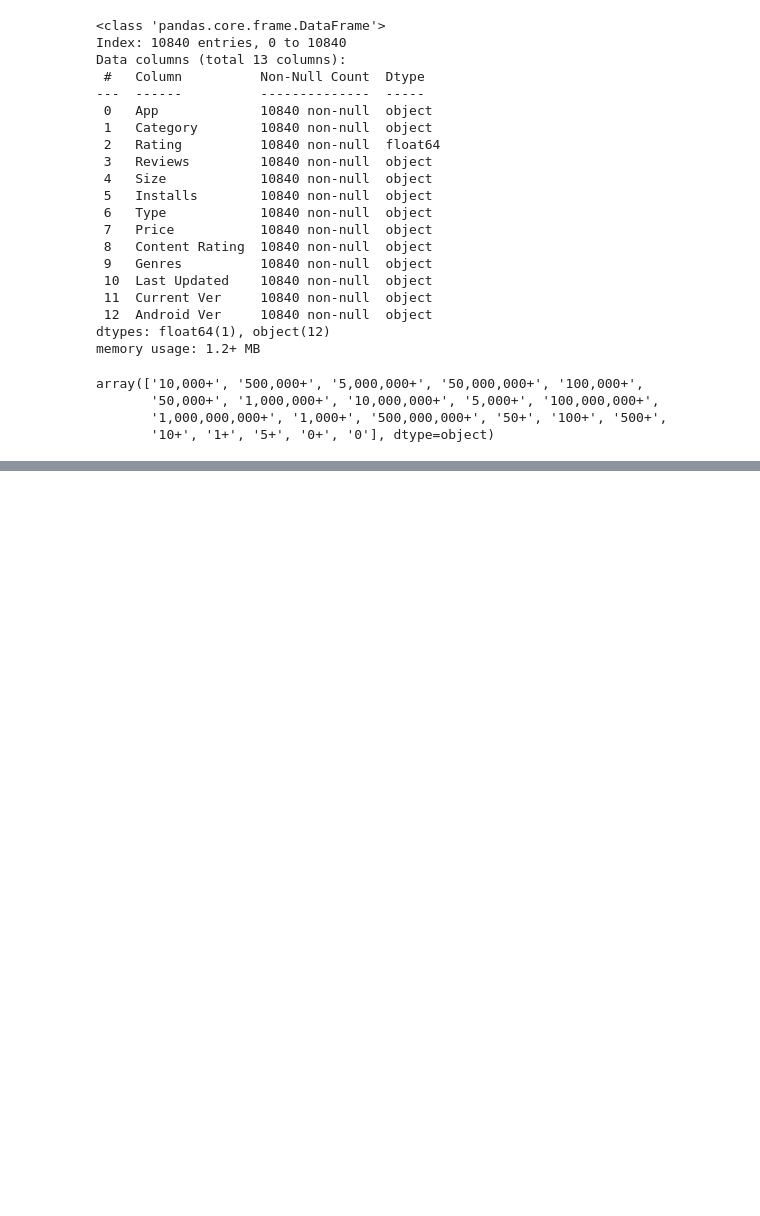
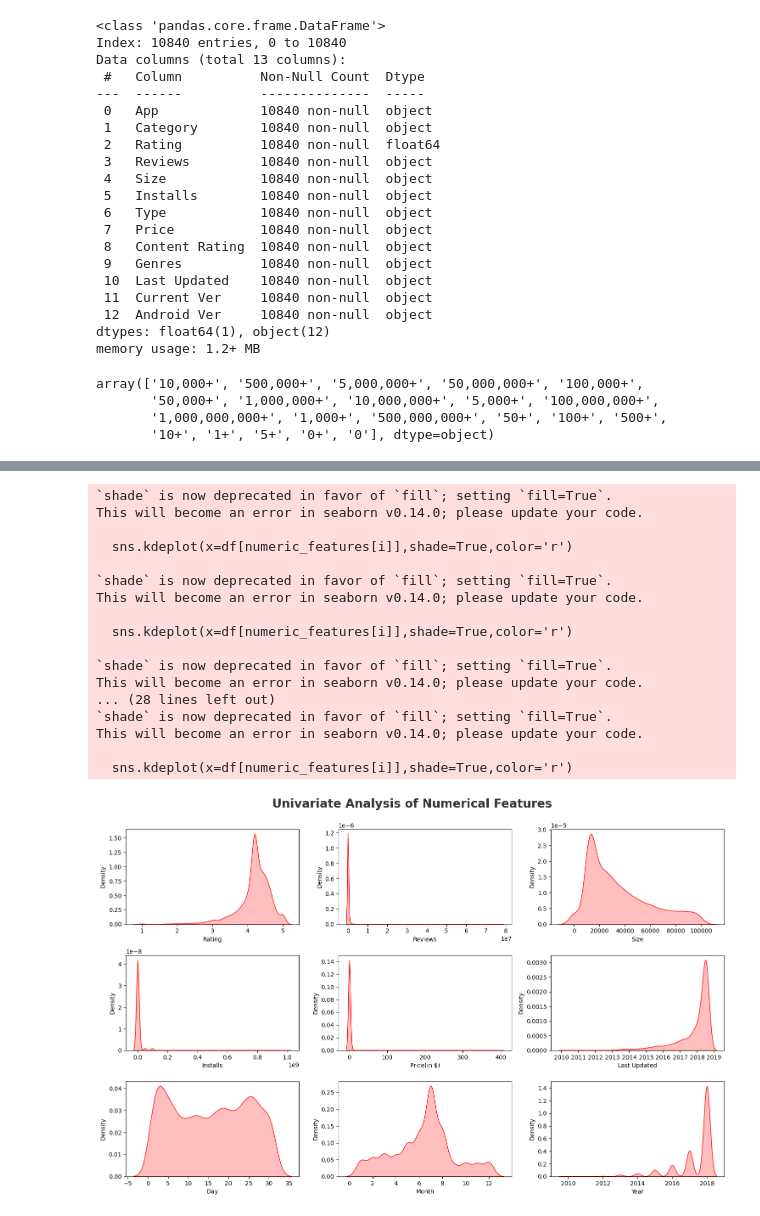
Before and after one commit to abhishek1-3/DataAnalysis, a Jupyter notebook: EDA3.ipynb, the cells around one changed output, grey strips where cells are left out. Drawn from its saved outputs; the diff is of its cells as text; code cells hidden in the pictures; blank space fills up the shorter version.

```diff
--- a/EDA3.ipynb
+++ b/EDA3.ipynb
@@ -257,0 +242,2 @@ df.rename(columns={'Price':'Price(in $)'})
+# %%
+df['Price(in $)']=df['Price(in $)'].astype(float)
@@ -257,0 +248,5 @@ df.rename(columns={'Price':'Price(in $)'})
+# %%
+df['Last Updated']=pd.to_datetime(df['Last Updated'])
+df['Day']=df['Last Updated'].dt.day
+df['Month']=df['Last Updated'].dt.month
+df['Year']=df['Last Updated'].dt.year
@@ -257,0 +265,3 @@ df.rename(columns={'Price':'Price(in $)'})
+# %%
+df.drop_duplicates(subset=['App'],keep='first',inplace=True)
+df.shape
@@ -257,0 +270,6 @@ df.rename(columns={'Price':'Price(in $)'})
+# %%
+numeric_features=[feature for feature in df.columns if df[feature].dtype !='O']
+categorical_features=[feature for feature in df.columns if df[feature].dtype =='O']
+
+print('We have {} numerical features : {}'.format(len(numeric_features),numeric_features))
+print('We have {} categorical features : {}'.format(len(categorical_features),categorical_features))
@@ -257,0 +301,29 @@ df.rename(columns={'Price':'Price(in $)'})
+# %%
+# proportion of count data on numerical column
+plt.figure(figsize=(15,15))
+plt.suptitle("Univariate Analysis of Numerical Features", fontsize=20,fontweight='bold', alpha=0.8, y=1)
+
+for i in range(0,len(numeric_features)):
+    plt.subplot(5,3,i+1)
+    sns.kdeplot(x=df[numeric_features[i]],shade=True,color='r')
+    plt.xlabel(numeric_features[i])
+    plt.tight_layout()
+# %% [output]
+`shade` is now deprecated in favor of `fill`; setting `fill=True`.
+This will become an error in seaborn v0.14.0; please update your code.
+
+  sns.kdeplot(x=df[numeric_features[i]],shade=True,color='r')
+
+`shade` is now deprecated in favor of `fill`; setting `fill=True`.
+This will become an error in seaborn v0.14.0; please update your code.
+
+  sns.kdeplot(x=df[numeric_features[i]],shade=True,color='r')
+
+`shade` is now deprecated in favor of `fill`; setting `fill=True`.
+This will become an error in seaborn v0.14.0; please update your code.
+... (28 lines left out)
+`shade` is now deprecated in favor of `fill`; setting `fill=True`.
+This will become an error in seaborn v0.14.0; please update your code.
+
+  sns.kdeplot(x=df[numeric_features[i]],shade=True,color='r')
+[figure, added]
```
Also changed, not shown: parts of 21 cells of this notebook.
